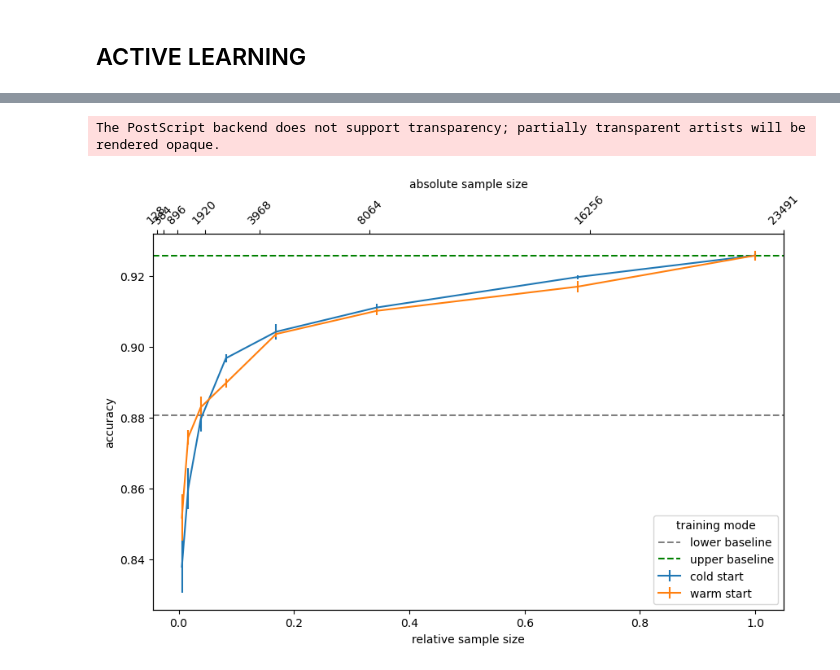
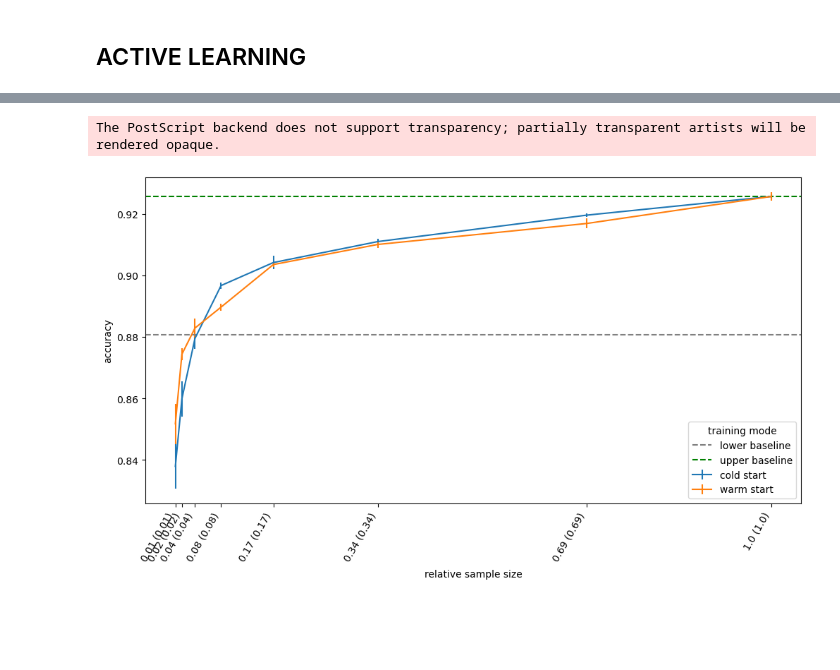
Before and after one commit to slds-lmu/wildlife-experiments, a Jupyter notebook: results_light_2.ipynb, the cells around one changed output, grey strips where cells are left out. Saved outputs shown, nothing was run; the diff lists cells and outputs as text; code cells hidden in the pictures; blank space fills up the shorter version.

```diff
--- a/results_light_2.ipynb
+++ b/results_light_2.ipynb
@@ -240,0 +255,6 @@ european_hare       0.91      0.71      0.80       192
+# %%
+ConfusionMatrixDisplay.from_predictions(y_true=np.array(y_trues), y_pred=np.array(y_preds), **CONFMAT_ARGS)
+# plt.gcf().set_size_inches(8, 9)
+# plt.figure(figsize=(5, 6))
+plt.rcParams["figure.figsize"] = (7, 7)
+plt.savefig('cm_insample.eps')
@@ -473,24 +520,33 @@ al_perf_rec = {
 al_perf_acc_pd = pd.DataFrame(al_perf_acc)
 al_perf_rec_pd = pd.DataFrame(al_perf_rec)
 # %%
-fig, ax = plt.subplots(figsize=(10, 6))
+fig, ax = plt.subplots(figsize=(12, 6))
 ax.errorbar(al_perf_acc_pd['relative_size'], al_perf_acc_pd['acc_coldstart'], al_perf_acc_pd['se_coldstart'])
 ax.errorbar(al_perf_acc_pd['relative_size'], al_perf_acc_pd['acc_warmstart'], al_perf_acc_pd['se_warmstart'])
 ax.set_xlabel('relative sample size')
+ax.set_xticks(al_perf_acc_pd['relative_size'])
+ax.set_xticklabels(
+    [
+        f' {round(i, 2)} ({round(j, 2)})'
+        for i, j in zip(al_perf_acc_pd['relative_size'], al_perf_acc_pd['relative_size'])
+    ],
+    rotation=60,
+    ha='right'
+)
 ax.set_ylabel('accuracy')
-ax2 = ax.twiny()
-ax2.set_xticks(batch_sizes_cs)
-ax2.set_xticklabels(np.cumsum(batch_sizes), rotation=45)
-ax2.set_xlabel('absolute sample size')
+# ax2 = ax.twiny()
+# ax2.set_xticks(al_perf_acc_pd['relative_size'])
+# ax2.set_xticklabels(batch_sizes, rotation=45)
+# ax2.set_xlabel('absolute sample size')
 # ax.set_xscale('log')
 ax.axhline(acc_al_lower_limit,color='gray',ls='--')
 ax.axhline(acc_al_upper_limit,color='green',ls='--')
 ax.legend(
     title='training mode',
     loc='lower right',
     labels=['lower baseline', 'upper baseline', 'cold start', 'warm start']
 )
-plt.savefig('foo.eps')
+plt.savefig('active_learning.eps')
 # %% [output]
 The PostScript backend does not support transparency; partially transparent artists will be rendered opaque.
-[figure, old version]
+[figure, new version]
```
Also changed, not shown: parts of 12 cells of this notebook, 2 other files.
